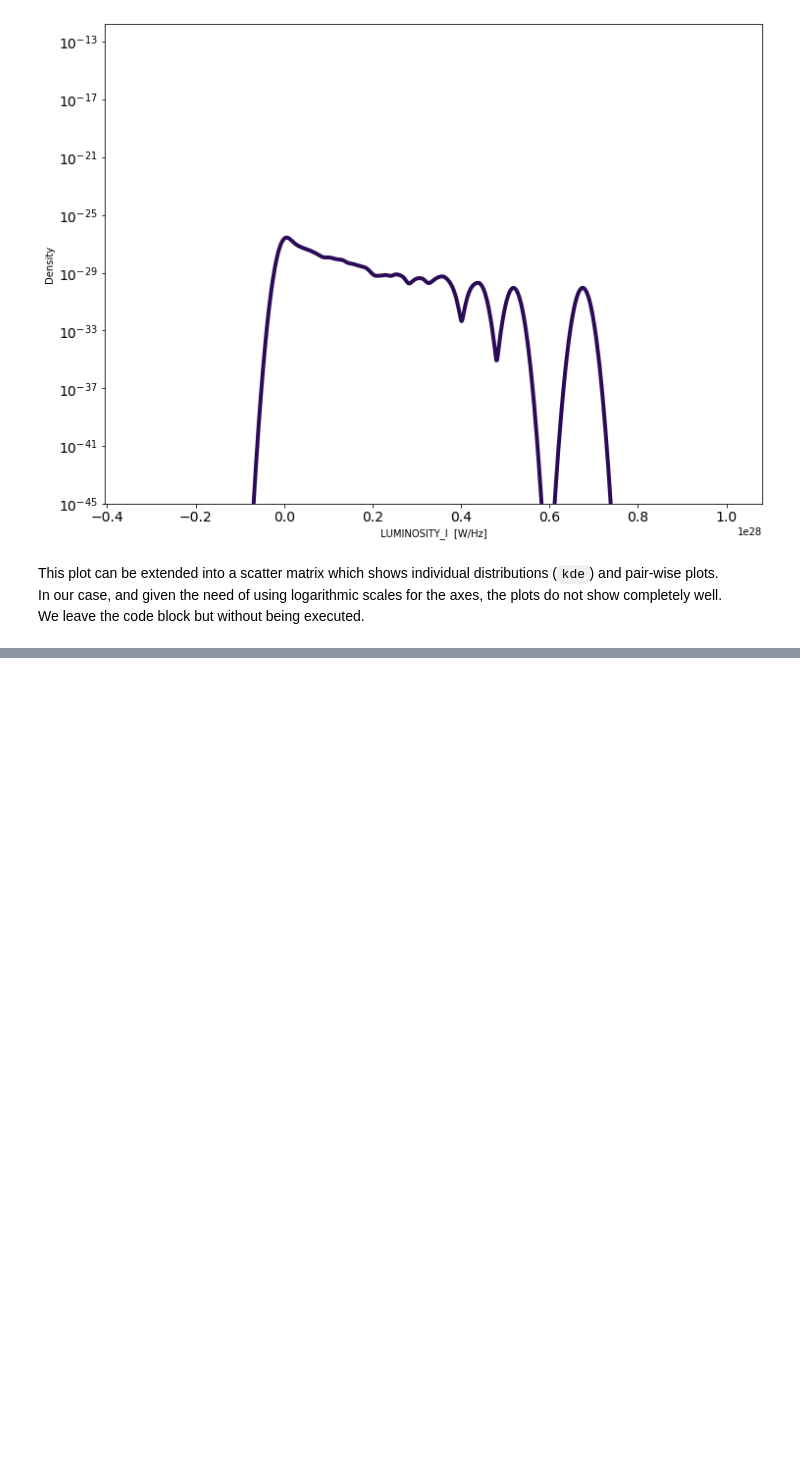
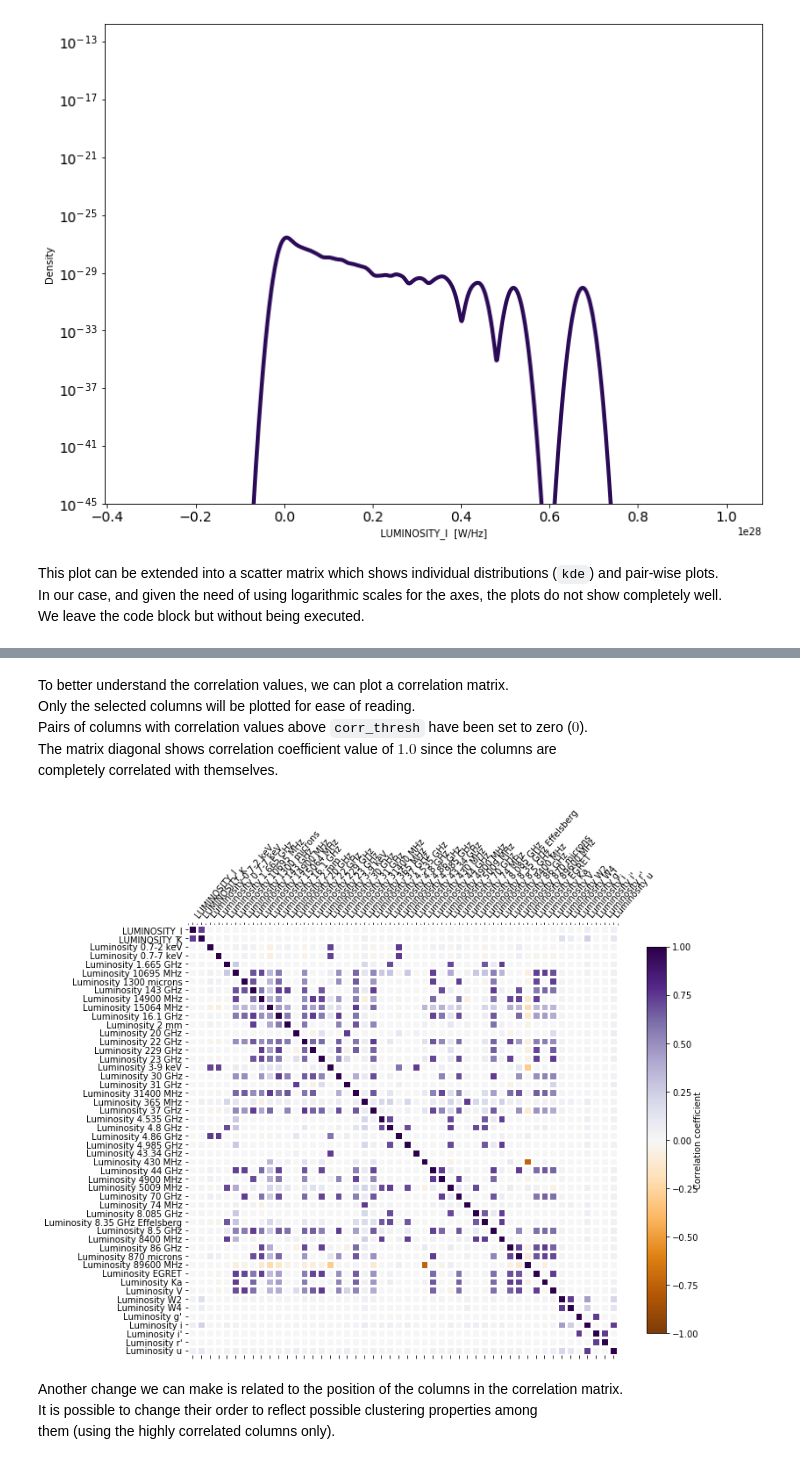
Before and after one commit to racarvajal/work_notes, a Jupyter notebook: Analyze_high_z_cat.ipynb, the cells around one changed output, grey strips where cells are left out. Cells and saved outputs as stored; diff of their text form; code cells hidden in the pictures; blank space fills up the shorter version.

```diff
--- a/Analyze_high_z_cat.ipynb
+++ b/Analyze_high_z_cat.ipynb
@@ -535,0 +588,7 @@ We leave the code block but without being executed.
+# %%
+num_of_rows      = 18023  # Number of rows to consider. 18023 for all elements
+# num_of cols      = 500    # Number of columns to consider. 534 for all columns with Flux values (error columns not considered)
+min_elements     = 20
+# corr             = large_catalog_df[numeric_col_names[:num_of_rows]].corr(min_periods=20)
+corr_filled      = filled_lums_cat_df.loc[:num_of_rows].corr(min_periods=min_elements)
+corr_abs_filled  = corr_filled.abs()
@@ -535,0 +597,4 @@ We leave the code block but without being executed.
+# %%
+cols_corr_filled = (corr_abs_filled.where(np.triu(np.ones(corr_abs_filled.shape), k=1).astype(np.bool))  # Pairs of columns with the highest correlations
+                 .stack()
+                 .sort_values(ascending=False))
@@ -535,0 +603,6 @@ We leave the code block but without being executed.
+# %%
+corr_thresh      = 0.75  # We want pairs with correlations below this value
+num_of_corr      = 35    # How many high correlations we want to analyze at a time
+# %%
+arr_cols_filled       = np.array([np.array(row) for row in cols_corr_filled.keys()[cols_corr_filled<corr_thresh][:num_of_corr]])  # Columns involved in the highest 25 correlations (below 0.75)
+cols_high_corr_filled = np.unique(np.concatenate((arr_cols_filled[:, 0], arr_cols_filled[:, 1])))  # Array with individual column names from highest correlations
@@ -535,0 +631,42 @@ We leave the code block but without being executed.
+# %% [markdown]
+To better understand the correlation values, we can plot a correlation matrix.
+Only the selected columns will be plotted for ease of reading.
+Pairs of columns with correlation values above `corr_thresh` have been set to zero ($0$).
+The matrix diagonal shows correlation coefficient value of $1.0$ since the columns are
+completely correlated with themselves.
+# %%
+fig = plt.figure(figsize=(12,9))
+ax1 = fig.add_subplot(111)
+
+cbarlabel = 'Correlation coefficient'
+
+# Mask values above correlation threshold (except diagonal values)
+arr_corr_filled = corr_filled.loc[cols_high_corr_filled, cols_high_corr_filled]
+arr_corr_filled[(arr_corr_filled > corr_thresh) & (arr_corr_filled < 1)] = 0
+arr_corr_filled[(arr_corr_filled < -corr_thresh) & (arr_corr_filled > -1)] = 0
+
+cax  = ax1.matshow(arr_corr_filled, cmap='PuOr', vmin=-1, vmax=1)
+cbar = fig.colorbar(cax, shrink=.90)
+cbar.ax.set_ylabel(cbarlabel, va="bottom")
+
+# Change visualization properties
+for edge, spine in ax1.spines.items():
+    spine.set_visible(False)
+
+ticks = np.arange(0,len(cols_high_corr_filled.tolist()),1)
+ax1.set_xticks(np.arange(arr_corr_filled.shape[1]+1)-.5, minor=True)
+ax1.set_yticks(np.arange(arr_corr_filled.shape[0]+1)-.5, minor=True)
+ax1.set_xticks(ticks)
+ax1.set_yticks(ticks)
+ax1.set_xticklabels(cols_high_corr_filled, rotation=50, horizontalalignment='left')
+ax1.set_yticklabels(cols_high_corr_filled)
+ax1.grid(which="minor", color="w", linestyle='-', linewidth=int(num_of_corr / 9))
+ax1.tick_params(which="minor", bottom=False, left=False)
+
+ax1.set_aspect('equal')
+# %% [output]
+[figure, added]
+# %% [markdown]
+Another change we can make is related to the position of the columns in the correlation matrix.
+It is possible to change their order to reflect possible clustering properties among
+them (using the highly correlated columns only).
```
Also changed, not shown: parts of 31 cells of this notebook.
